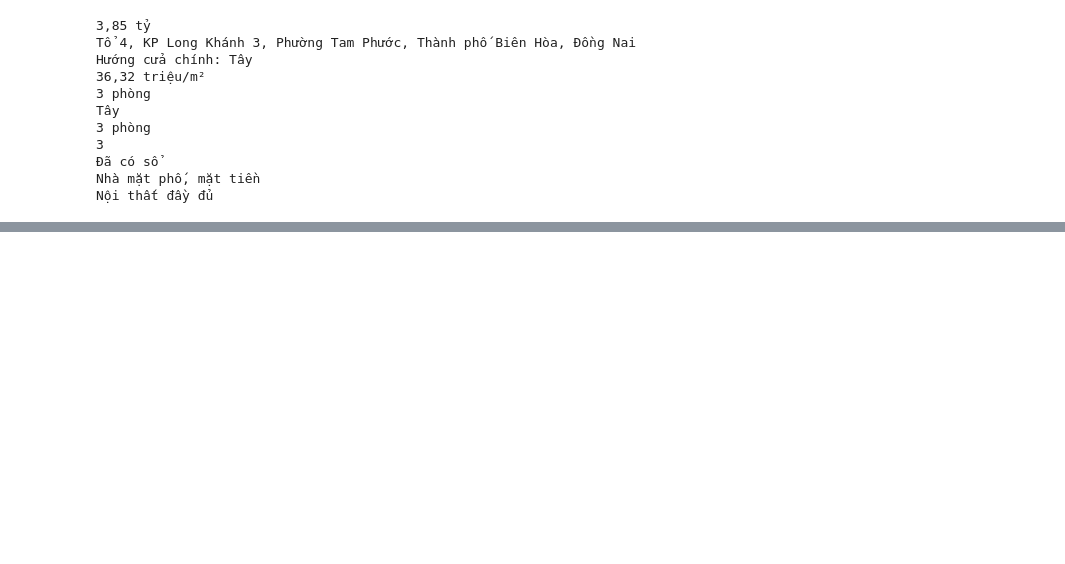
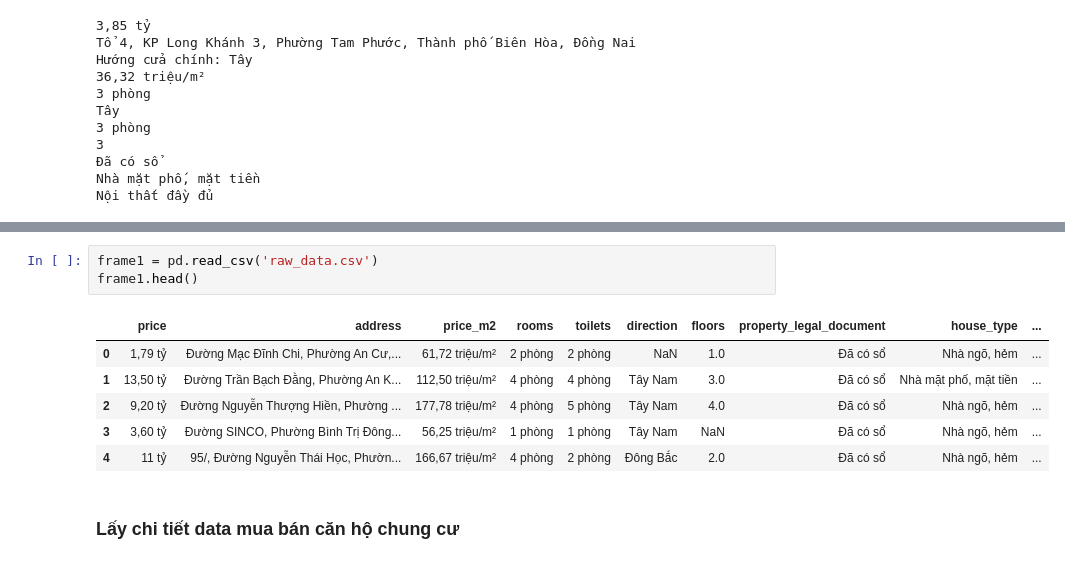
Before and after one commit to NND24/realEstatePredict, a Jupyter notebook: nhaTotPredict/Nhatot_Scraping_Data.ipynb, the cells around one changed output, grey strips where cells are left out. Saved outputs shown, nothing was run; the diff lists cells and outputs as text; blank space fills up the shorter version.

Commit message:
Upate scrape data

```diff
--- a/nhaTotPredict/Nhatot_Scraping_Data.ipynb
+++ b/nhaTotPredict/Nhatot_Scraping_Data.ipynb
@@ -245,0 +699,12 @@ Processed URL: https://www.nhatot.com/mua-ban-nha-dat-thi-xa-ben-cat-binh-duong/
+# %%
+frame1 = pd.read_csv('raw_data.csv')
+frame1.head()
+# %% [output]
+|  | price | address | price_m2 | rooms | toilets | direction | floors | property_legal_document | house_type | ... |
+| 0 | 1,79 tỷ | Đường Mạc Đĩnh Chi, Phường An Cư,... | 61,72 triệu/m² | 2 phòng | 2 phòng | NaN | 1.0 | Đã có sổ | Nhà ngõ, hẻm | ... |
+| 1 | 13,50 tỷ | Đường Trần Bạch Đằng, Phường An K... | 112,50 triệu/m² | 4 phòng | 4 phòng | Tây Nam | 3.0 | Đã có sổ | Nhà mặt phố, mặt tiền | ... |
+| 2 | 9,20 tỷ | Đường Nguyễn Thượng Hiền, Phường ... | 177,78 triệu/m² | 4 phòng | 5 phòng | Tây Nam | 4.0 | Đã có sổ | Nhà ngõ, hẻm | ... |
+| 3 | 3,60 tỷ | Đường SINCO, Phường Bình Trị Đông... | 56,25 triệu/m² | 1 phòng | 1 phòng | Tây Nam | NaN | Đã có sổ | Nhà ngõ, hẻm | ... |
+| 4 | 11 tỷ | 95/, Đường Nguyễn Thái Học, Phườn... | 166,67 triệu/m² | 4 phòng | 2 phòng | Đông Bắc | 2.0 | Đã có sổ | Nhà ngõ, hẻm | ... |
+# %% [markdown]
+### Lấy chi tiết data mua bán căn hộ chung cư
```
Also changed, not shown: parts of 43 cells of this notebook, 4 other files.
